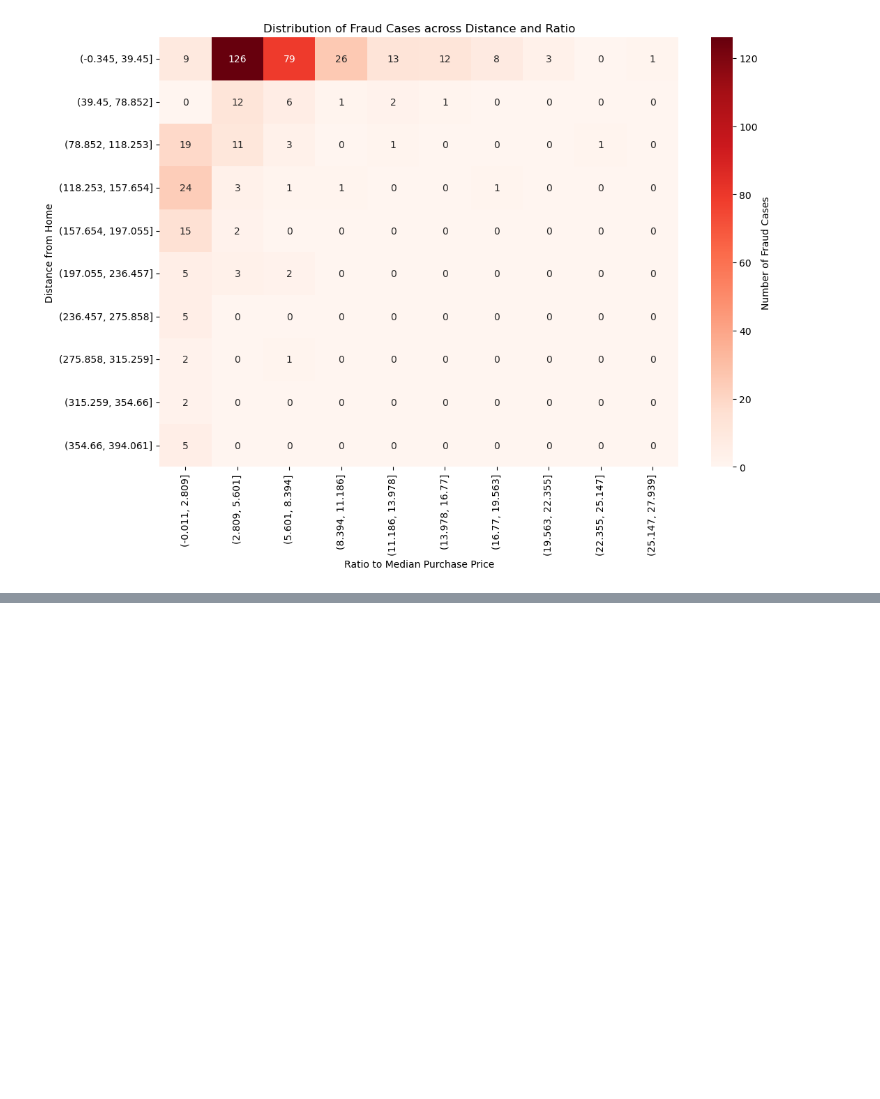
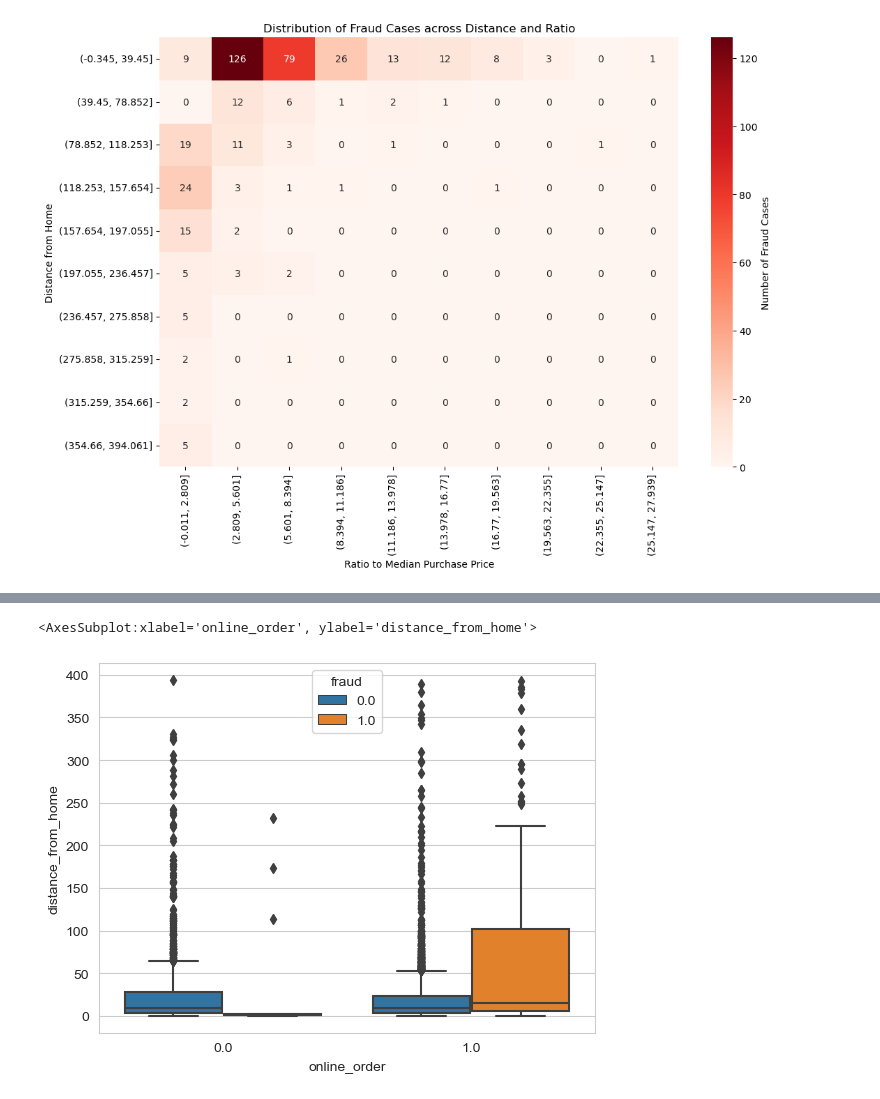
Before and after one commit to KarimKhalil33/CreditCard-Fraud-Data-Analysis, a Jupyter notebook: analysis/analysis2.ipynb, the cells around one changed output, grey strips where cells are left out. Saved outputs shown, nothing was run; the diff lists cells and outputs as text; code cells hidden in the pictures; blank space fills up the shorter version.

```diff
--- a/analysis/analysis2.ipynb
+++ b/analysis/analysis2.ipynb
@@ -280,16 +258,3 @@ plt.title('Distribution of Fraud Cases across Distance and Ratio')
 plt.show()
 # %% [output]
 [figure]
-# %%
-import matplotlib.pyplot as plt
-
-sns.set_style("whitegrid")
-sns.set_palette("Set2")
-
-g = sns.catplot(x="online_order", y="distance_from_home", hue="fraud", kind="swarm", data=mydata)
-
-g.set_axis_labels("Online Order", "Distance from Home (km)")
-g._legend.set_title("Fraud")
-
-plt.title("Distance from Home vs. Online/Offline Transactions and Fraud")
-plt.show()
@@ -295,0 +263,7 @@ plt.show()
+# %%
+data_filtered = mydata[mydata['fraud'].isin([0, 1])]
+
+sns.boxplot(x='online_order', y='distance_from_home', hue='fraud', data=data_filtered)
+# %% [output]
+<AxesSubplot:xlabel='online_order', ylabel='distance_from_home'>
+[figure, added]
```
Also changed, not shown: parts of 16 cells of this notebook.
